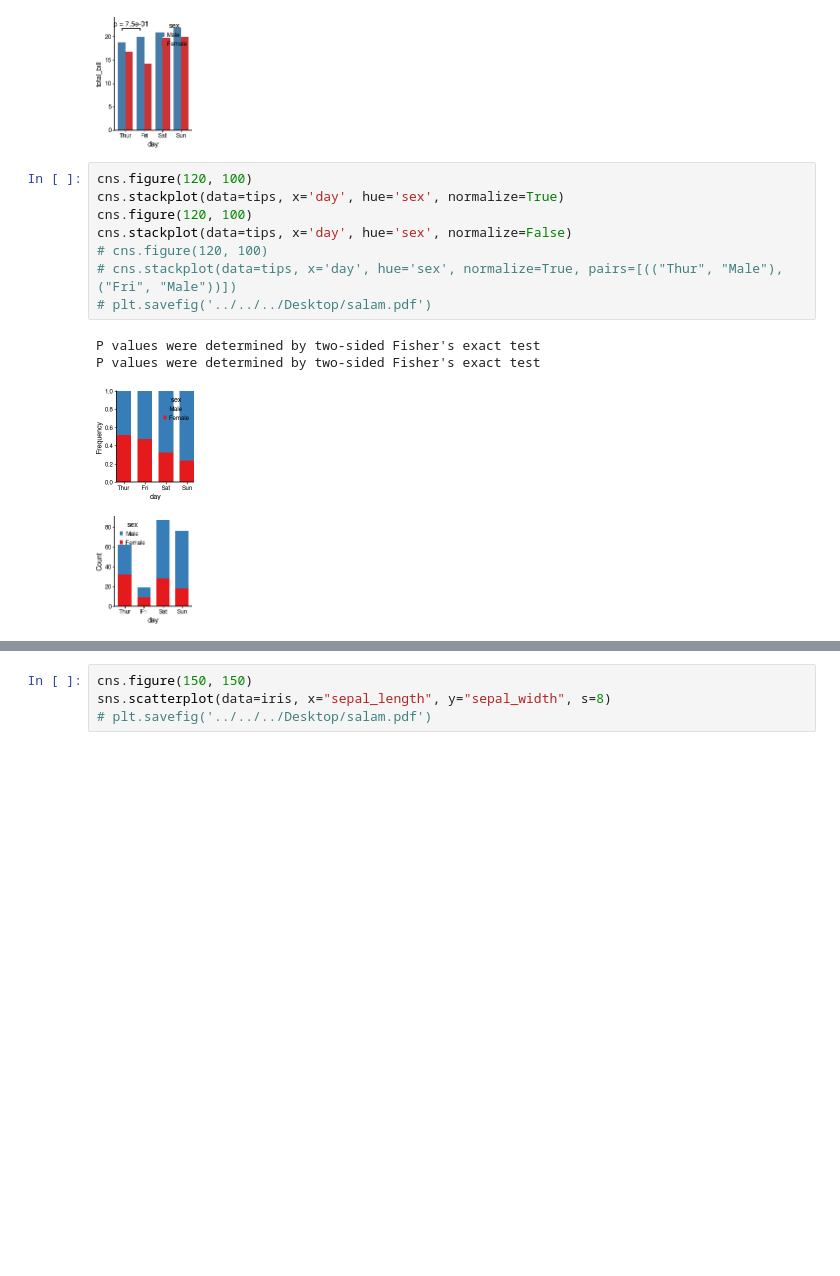
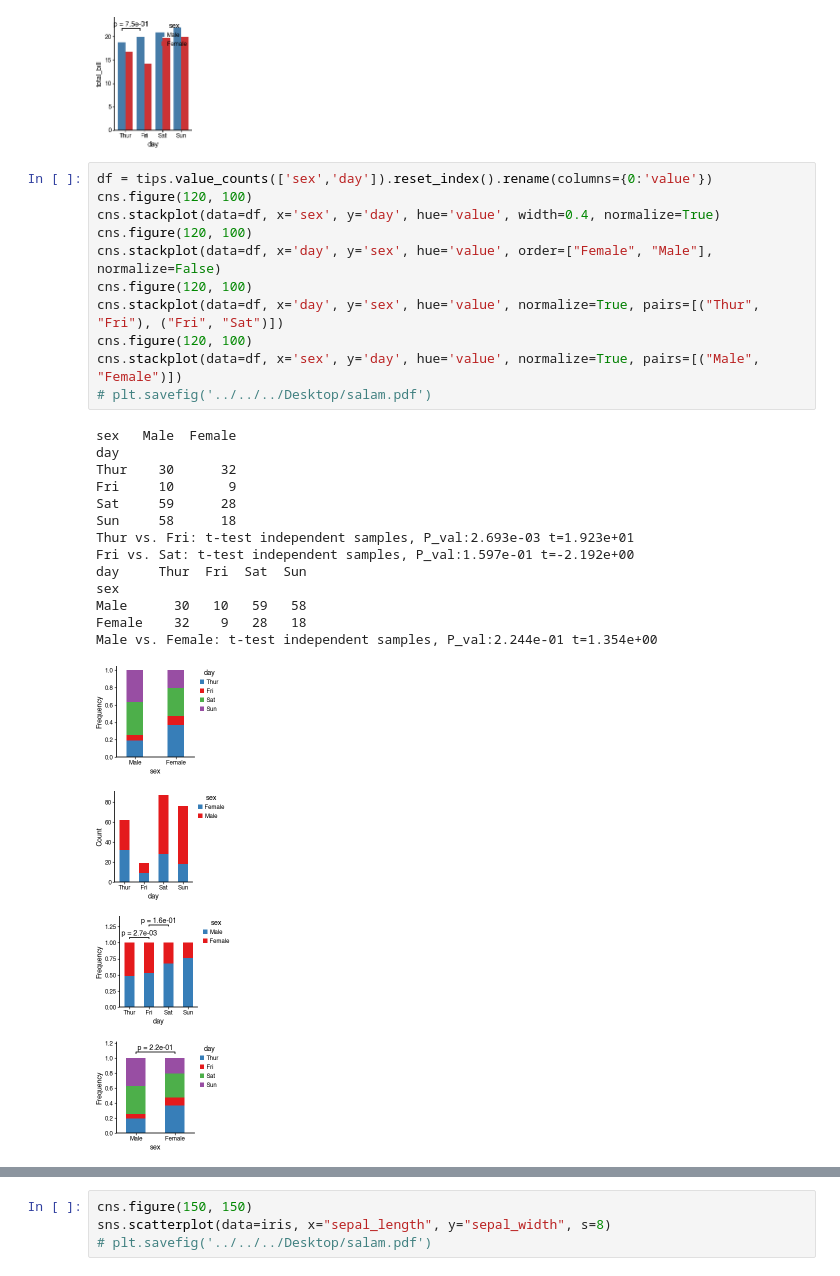
Before and after one commit to faridrashidi/cnsplots, a Jupyter notebook: notebooks/matplotlib.ipynb, the cells around one changed output, grey strips where cells are left out. Saved outputs shown, nothing was run; the diff lists cells and outputs as text; blank space fills up the shorter version.

```diff
--- a/notebooks/matplotlib.ipynb
+++ b/notebooks/matplotlib.ipynb
@@ -152,18 +153,34 @@ P values were determined by two-sided Welch's t-test.
 [figure]
 [figure]
 # %%
+df = tips.value_counts(['sex','day']).reset_index().rename(columns={0:'value'})
 cns.figure(120, 100)
-cns.stackplot(data=tips, x='day', hue='sex', normalize=True)
+cns.stackplot(data=df, x='sex', y='day', hue='value', width=0.4, normalize=True)
 cns.figure(120, 100)
-cns.stackplot(data=tips, x='day', hue='sex', normalize=False)
-# cns.figure(120, 100)
-# cns.stackplot(data=tips, x='day', hue='sex', normalize=True, pairs=[(("Thur", "Male"), ("Fri", "Male"))])
+cns.stackplot(data=df, x='day', y='sex', hue='value', order=["Female", "Male"], normalize=False)
+cns.figure(120, 100)
+cns.stackplot(data=df, x='day', y='sex', hue='value', normalize=True, pairs=[("Thur", "Fri"), ("Fri", "Sat")])
+cns.figure(120, 100)
+cns.stackplot(data=df, x='sex', y='day', hue='value', normalize=True, pairs=[("Male", "Female")])
 # plt.savefig('../../../Desktop/salam.pdf')
 # %% [output]
-P values were determined by two-sided Fisher's exact test
-P values were determined by two-sided Fisher's exact test
+sex   Male  Female
+day
+Thur    30      32
+Fri     10       9
+Sat     59      28
+Sun     58      18
+Thur vs. Fri: t-test independent samples, P_val:2.693e-03 t=1.923e+01
+Fri vs. Sat: t-test independent samples, P_val:1.597e-01 t=-2.192e+00
+day     Thur  Fri  Sat  Sun
+sex
+Male      30   10   59   58
+Female    32    9   28   18
+Male vs. Female: t-test independent samples, P_val:2.244e-01 t=1.354e+00
-[figure, old version]
+[figure, new version]
-[figure, old version]
+[figure, new version]
+[figure, added]
+[figure, added]
 # %%
 cns.figure(100, 100)
 cns.piechart(iris, "species")
```
Also changed, not shown: parts of 5 cells of this notebook, 2 other files.
